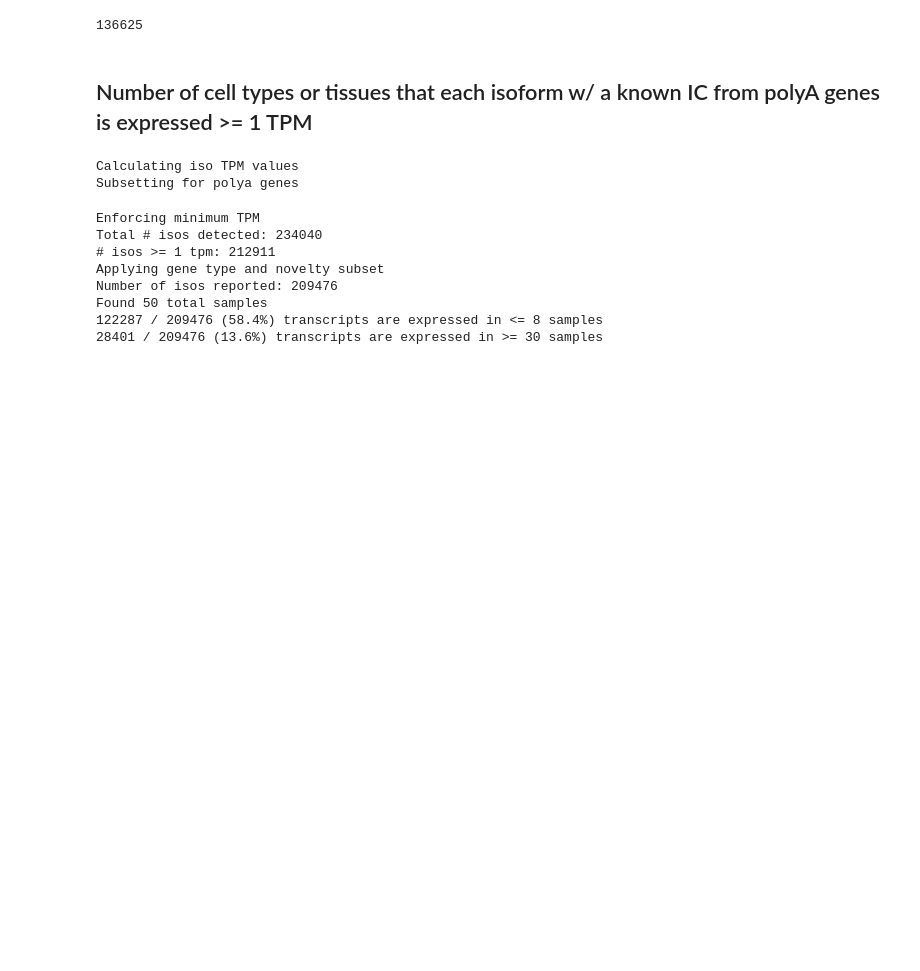
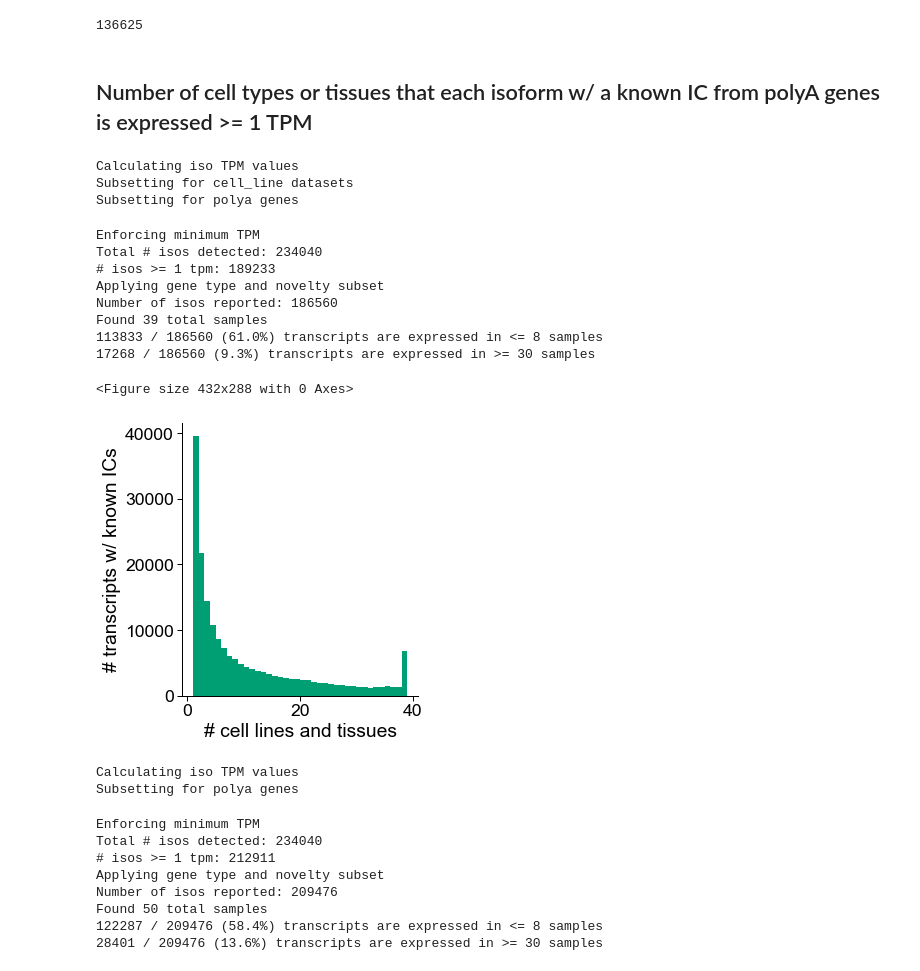
Before and after one commit to fairliereese/rnawg, a Jupyter notebook: lr_bulk/cerberus/iso_det.ipynb, the cells around one changed output. Cells and saved outputs as stored; diff of their text form; code cells hidden in the pictures; blank space fills up the shorter version.

```diff
--- a/lr_bulk/cerberus/iso_det.ipynb
+++ b/lr_bulk/cerberus/iso_det.ipynb
@@ -94,6 +94,40 @@ plt.savefig(fname, dpi=500, bbox_inches='tight')
 136625
 # %% [markdown]
 ## Number of cell types or tissues that each isoform w/ a known IC from polyA genes is expressed >= 1 TPM
+# %%
+df = pd.read_csv(filt_ab, sep='\t')
+df = plot_biosamp_det(df,
+                      how='iso',
+                      min_tpm=1,
+                      gene_subset='polya',
+                      sample='cell_line',
+                      groupby='sample',
+                      ic_nov=['Known'],
+                      opref='figures/iso_cell_line')
+
+specific_thresh = 8
+ubiq_thresh = 30
+
+n_iso = len(df.index)
+n_specific = len(df.loc[df.n_samples <= specific_thresh].index)
+n_ubiq = len(df.loc[df.n_samples >= ubiq_thresh].index)
+
+print('{} / {} ({:.1f}%) transcripts are expressed in <= {} samples'.format(n_specific, n_iso, (n_specific/n_iso)*100, specific_thresh))
+print('{} / {} ({:.1f}%) transcripts are expressed in >= {} samples'.format(n_ubiq, n_iso, (n_ubiq/n_iso)*100, ubiq_thresh))
+# %% [output]
+Calculating iso TPM values
+Subsetting for cell_line datasets
+Subsetting for polya genes
+Enforcing minimum TPM
+Total # isos detected: 234040
+# isos >= 1 tpm: 189233
+Applying gene type and novelty subset
+Number of isos reported: 186560
+Found 39 total samples
+113833 / 186560 (61.0%) transcripts are expressed in <= 8 samples
+17268 / 186560 (9.3%) transcripts are expressed in >= 30 samples
+<Figure size 432x288 with 0 Axes>
+[figure, added]
 # %%
 df = pd.read_csv(filt_ab, sep='\t')
 df = plot_biosamp_det(df,
```
Also changed, not shown: 8 other files.
